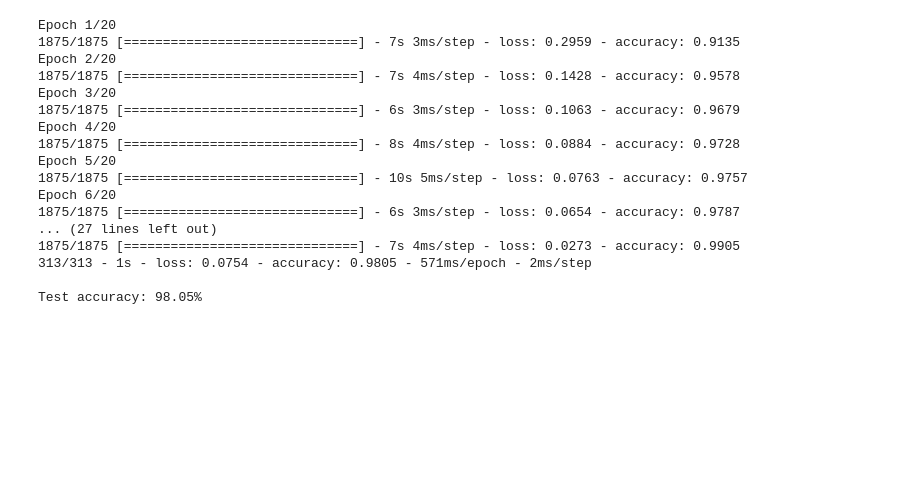
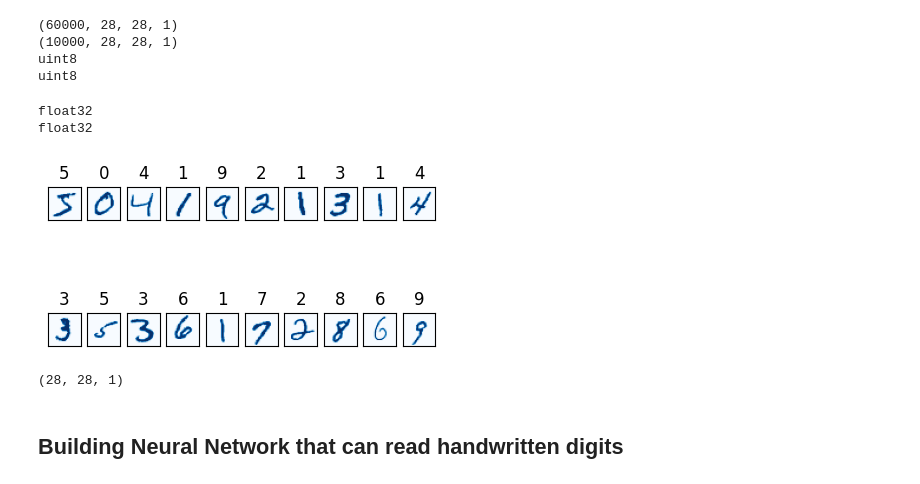
Before and after one commit to Premrufus/BharatIntenRepo, a Jupyter notebook: Number_Recognition.ipynb, the cells around one changed output. Drawn from its saved outputs; the diff is of its cells as text; code cells hidden in the pictures; blank space fills up the shorter version.

```diff
--- a/Number_Recognition.ipynb
+++ b/Number_Recognition.ipynb
@@ -9,0 +42,3 @@ import matplotlib.pyplot as plt
+# %%
+# To Load the MNIST dataset from the Keras API provided by TensorFlow.
+mnist = tf.keras.datasets.mnist
@@ -10,3 +55,2 @@ import matplotlib.pyplot as plt
 # %%
 (x_train, y_train), (x_test, y_test) = mnist.load_data()
-x_train, x_test = x_train / 255.0, x_test / 255.0
@@ -13 +110,45 @@ x_train, x_test = x_train / 255.0, x_test / 255.0
+# %%
+# Reshaping the input Data which is used as a input in CNN in Tenserflow
+# CNN takes the input Data in 4D Format with the shape (num_samples, image_height, image_width, num_channels)
+# Here (num_channels) is set to 1 which means input image is Grayscale.
+
+x_train = x_train.reshape((x_train.shape[0] , x_train.shape[1] , x_train.shape[2],1))
+x_test = x_test.reshape((x_test.shape[0] , x_test.shape[1] , x_test.shape[2],1))
+print(x_train.shape)
+print(x_test.shape)
+print(x_train.dtype)
+print(x_test.dtype)
+# %% [output]
+(60000, 28, 28, 1)
+(10000, 28, 28, 1)
+uint8
+uint8
+# %%
+# Normalizing Pixel Values
+
+x_train = x_train.astype('float32')/255.0
+x_test = x_test.astype('float32')/255.0
+print(x_train.dtype)
+print(x_test.dtype)
+# %% [output]
+float32
+float32
+# %%
+# Visulaizing Subsets of images in MNIST Dataset along with coressponding labels.
+
+fig=plt.figure(figsize=(5,3))
+for i in range(20):
+    ax =fig.add_subplot(2,10,i+1, xticks=[], yticks=[])
+    ax.imshow(np.squeeze(x_train[i]), cmap='Blues')
+    ax.set_title(y_train[i])
+# %% [output]
+[figure, added]
+# %%
+# showing shape of single image
+img_shape= x_train.shape[1:]
+img_shape
+# %% [output]
+(28, 28, 1)
+# %% [markdown]
+## Building Neural Network that can read handwritten digits
 # %%
@@ -25,25 +161,0 @@ model.compile(optimizer='adam',
-# %%
-# Train the model
-model.fit(x_train, y_train, epochs=20)
-
-# Evaluate the model
-test_loss, test_acc = model.evaluate(x_test, y_test, verbose=2)
-print(f'\nTest accuracy: {test_acc * 100:.2f}%')
-# %% [output]
-Epoch 1/20
-1875/1875 [==============================] - 7s 3ms/step - loss: 0.2959 - accuracy: 0.9135
-Epoch 2/20
-1875/1875 [==============================] - 7s 4ms/step - loss: 0.1428 - accuracy: 0.9578
-Epoch 3/20
-1875/1875 [==============================] - 6s 3ms/step - loss: 0.1063 - accuracy: 0.9679
-Epoch 4/20
-1875/1875 [==============================] - 8s 4ms/step - loss: 0.0884 - accuracy: 0.9728
-Epoch 5/20
-1875/1875 [==============================] - 10s 5ms/step - loss: 0.0763 - accuracy: 0.9757
-Epoch 6/20
-1875/1875 [==============================] - 6s 3ms/step - loss: 0.0654 - accuracy: 0.9787
-... (27 lines left out)
-1875/1875 [==============================] - 7s 4ms/step - loss: 0.0273 - accuracy: 0.9905
-313/313 - 1s - loss: 0.0754 - accuracy: 0.9805 - 571ms/epoch - 2ms/step
-
-Test accuracy: 98.05%
```
Also changed, not shown: parts of 27 cells of this notebook.
